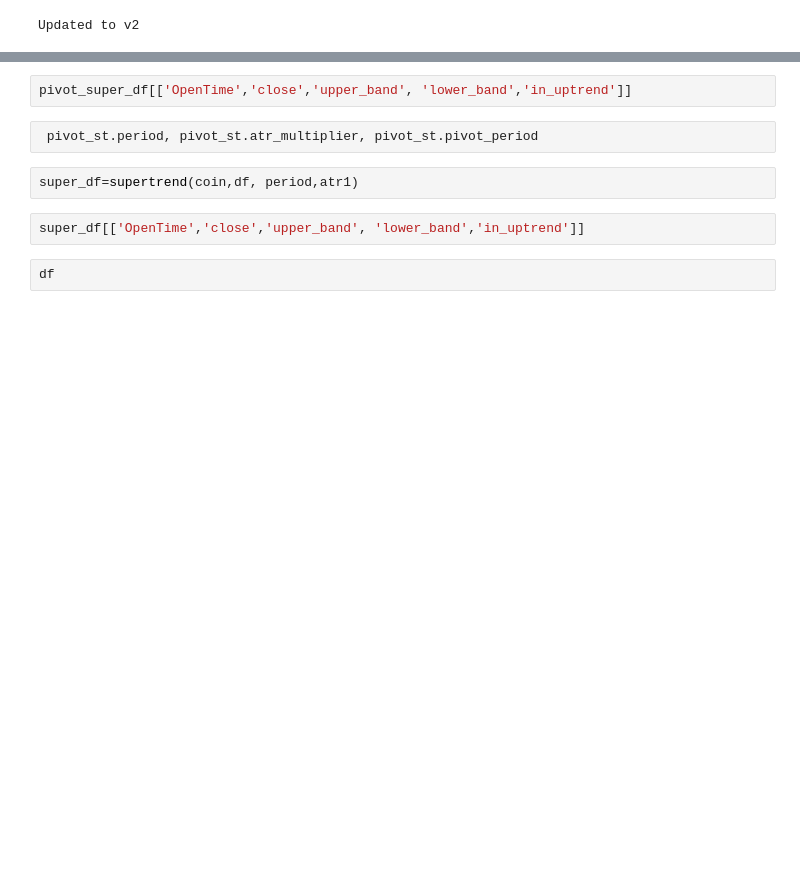
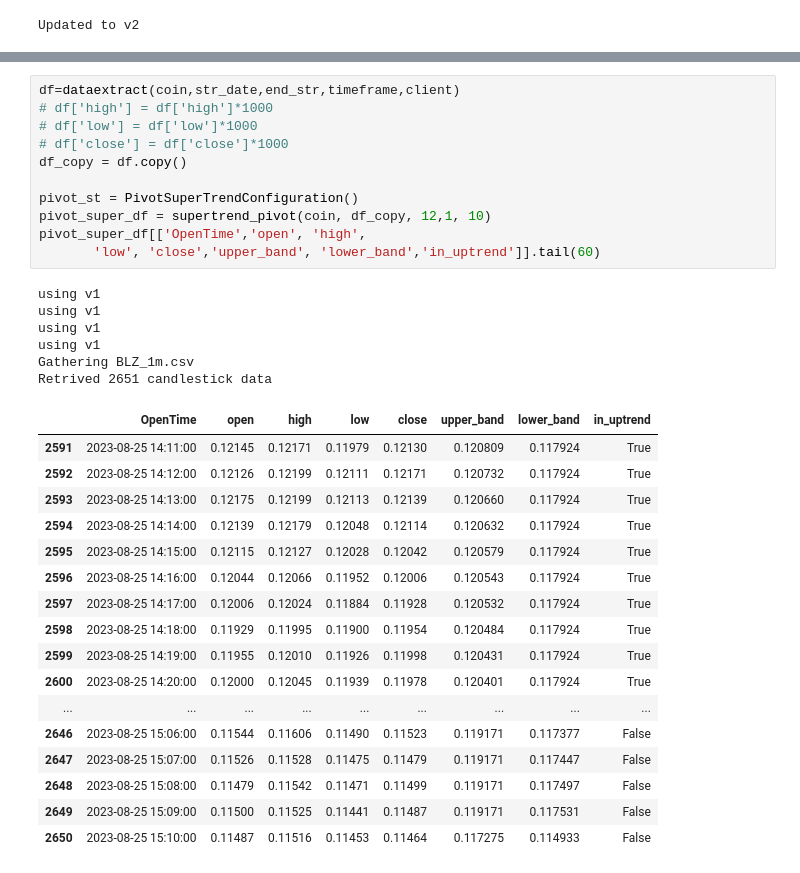
Before and after one commit to Krishna5972/scalper, a Jupyter notebook: Untitled.ipynb, the cells around one changed output, grey strips where cells are left out. Drawn from its saved outputs; the diff is of its cells as text; blank space fills up the shorter version.

```diff
--- a/Untitled.ipynb
+++ b/Untitled.ipynb
@@ -474,10 +183,35 @@ pivot_super_df = supertrend_pivot(coin, df, pivot_st.period, pivot_st.atr_multip
-# %%
-pivot_super_df[['OpenTime','close','upper_band', 'lower_band','in_uptrend']]
-# %%
- pivot_st.period, pivot_st.atr_multiplier, pivot_st.pivot_period
-# %%
-super_df=supertrend(coin,df, period,atr1)
-# %%
-super_df[['OpenTime','close','upper_band', 'lower_band','in_uptrend']]
-# %%
-df
+# %%
+df=dataextract(coin,str_date,end_str,timeframe,client)
+# df['high'] = df['high']*1000
+# df['low'] = df['low']*1000
+# df['close'] = df['close']*1000
+df_copy = df.copy()
+
+pivot_st = PivotSuperTrendConfiguration()
+pivot_super_df = supertrend_pivot(coin, df_copy, 12,1, 10)
+pivot_super_df[['OpenTime','open', 'high',
+       'low', 'close','upper_band', 'lower_band','in_uptrend']].tail(60)
+# %% [output]
+using v1
+using v1
+using v1
+using v1
+Gathering BLZ_1m.csv
+Retrived 2651 candlestick data
+|  | OpenTime | open | high | low | close | upper_band | lower_band | in_uptrend |
+| 2591 | 2023-08-25 14:11:00 | 0.12145 | 0.12171 | 0.11979 | 0.12130 | 0.120809 | 0.117924 | True |
+| 2592 | 2023-08-25 14:12:00 | 0.12126 | 0.12199 | 0.12111 | 0.12171 | 0.120732 | 0.117924 | True |
+| 2593 | 2023-08-25 14:13:00 | 0.12175 | 0.12199 | 0.12113 | 0.12139 | 0.120660 | 0.117924 | True |
+| 2594 | 2023-08-25 14:14:00 | 0.12139 | 0.12179 | 0.12048 | 0.12114 | 0.120632 | 0.117924 | True |
+| 2595 | 2023-08-25 14:15:00 | 0.12115 | 0.12127 | 0.12028 | 0.12042 | 0.120579 | 0.117924 | True |
+| 2596 | 2023-08-25 14:16:00 | 0.12044 | 0.12066 | 0.11952 | 0.12006 | 0.120543 | 0.117924 | True |
+| 2597 | 2023-08-25 14:17:00 | 0.12006 | 0.12024 | 0.11884 | 0.11928 | 0.120532 | 0.117924 | True |
+| 2598 | 2023-08-25 14:18:00 | 0.11929 | 0.11995 | 0.11900 | 0.11954 | 0.120484 | 0.117924 | True |
+| 2599 | 2023-08-25 14:19:00 | 0.11955 | 0.12010 | 0.11926 | 0.11998 | 0.120431 | 0.117924 | True |
+| 2600 | 2023-08-25 14:20:00 | 0.12000 | 0.12045 | 0.11939 | 0.11978 | 0.120401 | 0.117924 | True |
+| ... | ... | ... | ... | ... | ... | ... | ... | ... |
+| 2646 | 2023-08-25 15:06:00 | 0.11544 | 0.11606 | 0.11490 | 0.11523 | 0.119171 | 0.117377 | False |
+| 2647 | 2023-08-25 15:07:00 | 0.11526 | 0.11528 | 0.11475 | 0.11479 | 0.119171 | 0.117447 | False |
+| 2648 | 2023-08-25 15:08:00 | 0.11479 | 0.11542 | 0.11471 | 0.11499 | 0.119171 | 0.117497 | False |
+| 2649 | 2023-08-25 15:09:00 | 0.11500 | 0.11525 | 0.11441 | 0.11487 | 0.119171 | 0.117531 | False |
+| 2650 | 2023-08-25 15:10:00 | 0.11487 | 0.11516 | 0.11453 | 0.11464 | 0.117275 | 0.114933 | False |
```
Also changed, not shown: parts of 19 cells of this notebook, 4 other files.
